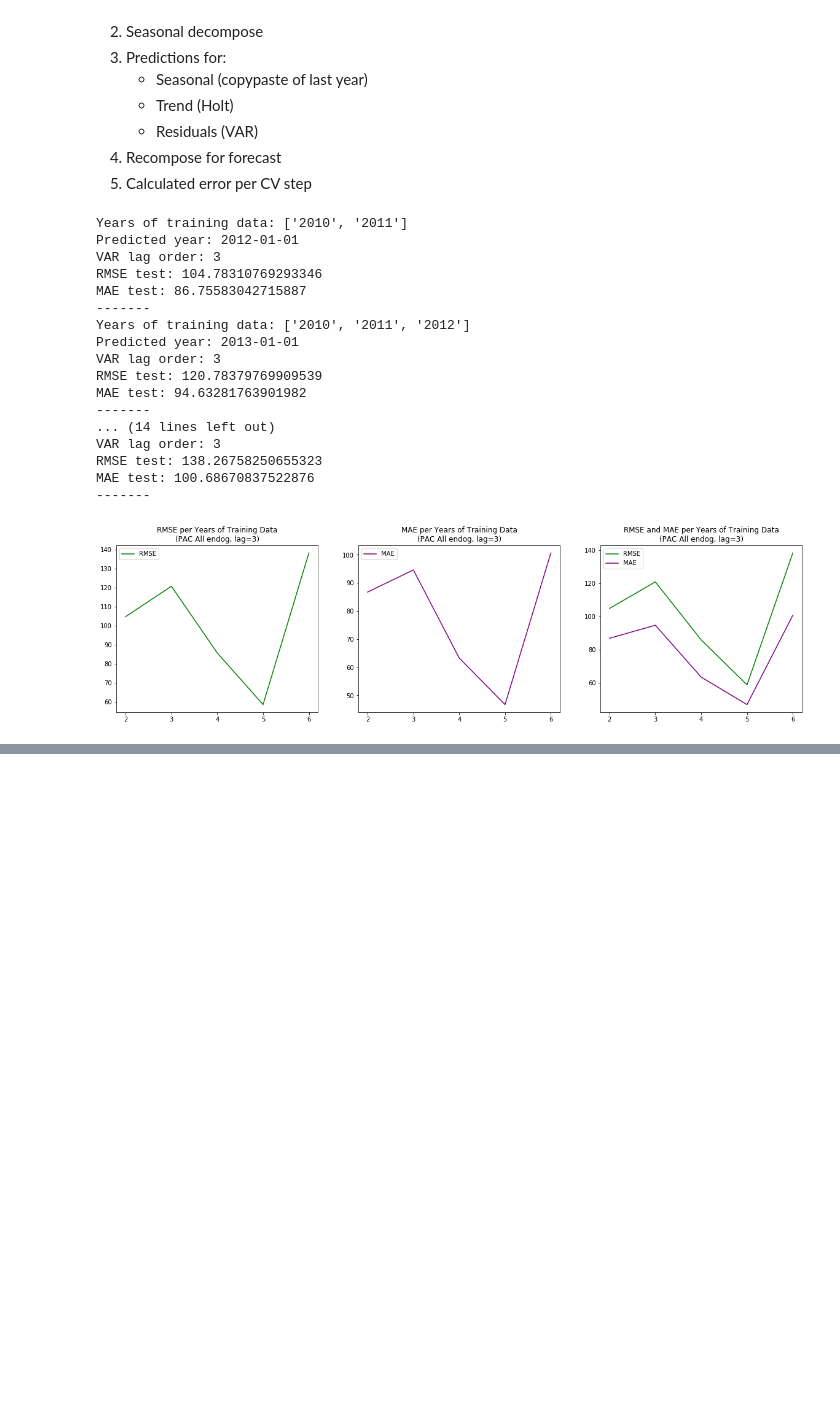
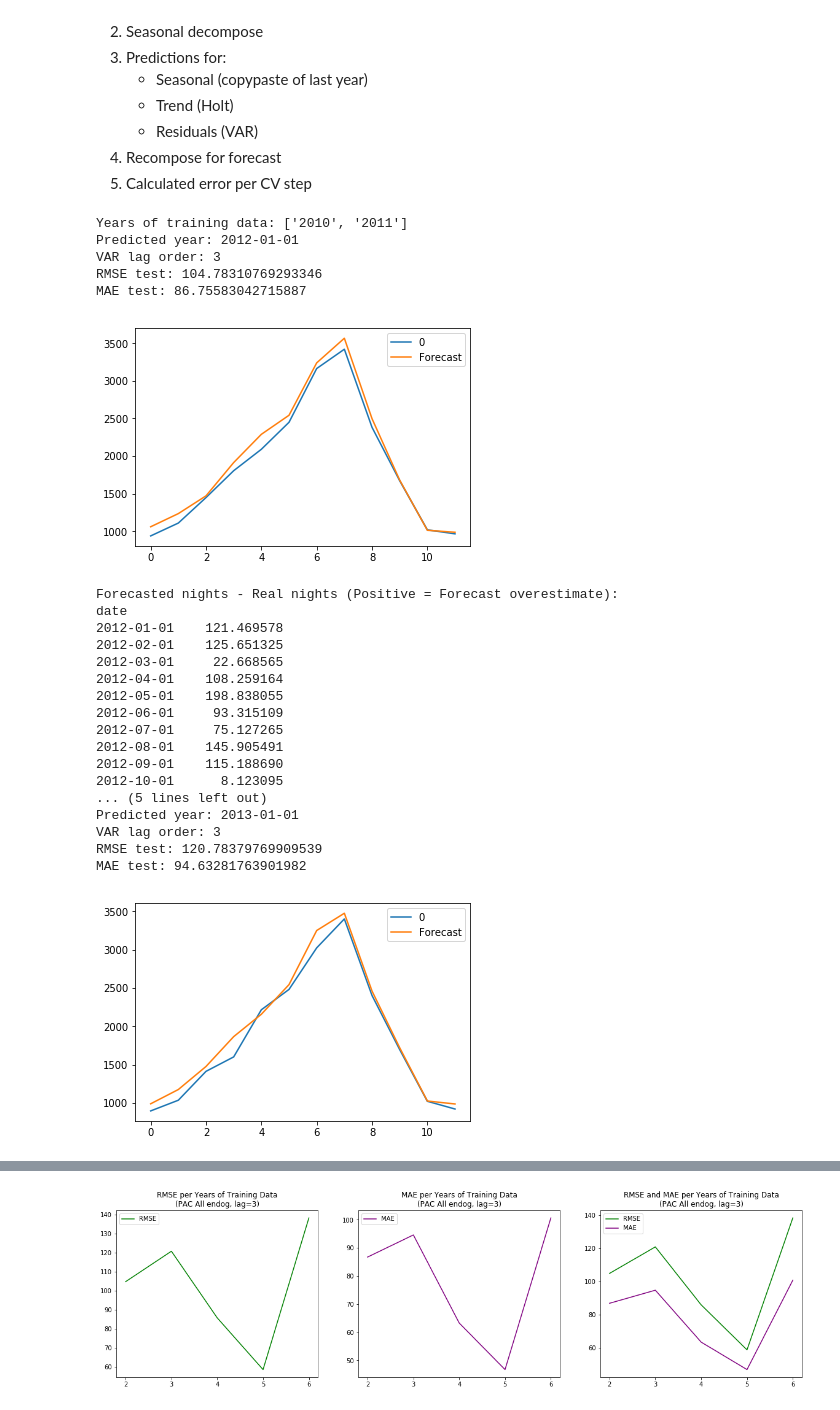
Before and after one commit to jinnyto/touristcast, a Jupyter notebook: VAR/CV/VAR CV Script (PAC All endog, lag=3).ipynb, the cells around one changed output, grey strips where cells are left out. Drawn from its saved outputs; the diff is of its cells as text; code cells hidden in the pictures; blank space fills up the shorter version.

Commit message:
Added forecast vs. truth graphs for each loop

```diff
--- a/VAR/CV/VAR CV Script (PAC All endog, lag=3).ipynb
+++ b/VAR/CV/VAR CV Script (PAC All endog, lag=3).ipynb
@@ -101,22 +101,22 @@ for year in training_loop:
 
     # --------Trend prediction (Linear Holt)----------
 
-    # ARIMA model (w/ auto parameters) on nights trend
-    trend_model = auto_arima(trend_data['nights_'+region_code],
-                             start_p=0, start_q=0, max_p=20, max_q=20, m=12,
-                             start_P=0, max_P=20, seasonal=False, d=1, D=1,
-                             trace=False, error_action='ignore', suppress_warnings=True,
-                             stepwise=True, random=True, random_state=42)
+#     # ARIMA model (w/ auto parameters) on nights trend
+#     trend_model = auto_arima(trend_data['nights_'+region_code],
+#                              start_p=0, start_q=0, max_p=20, max_q=20, m=12,
+#                              start_P=0, max_P=20, seasonal=False, d=1, D=1,
+#                              trace=False, error_action='ignore', suppress_warnings=True,
+#                              stepwise=True, random=True, random_state=42)
 
-        # If using Holt: Holt(trend_data['nights_'+region_code]).fit(optimized=True)
+#         # If using Holt: Holt(trend_data['nights_'+region_code]).fit(optimized=True)
 
-    # Predict 12 months of trend
-    trend_forecast = trend_model.predict(n_periods=12)
+#     # Predict 12 months of trend
+#     trend_forecast = trend_model.predict(n_periods=12)
 
-        # If using Holt: trend_model.predict(start=0, end=11)
+#         # If using Holt: trend_model.predict(start=0, end=11)
 
-    # Forecasted DF without datetime index to be able to recompose later
-    trend_forecast_df = pd.DataFrame(trend_forecast)
+#     # Forecasted DF without datetime index to be able to recompose later
+#     trend_forecast_df = pd.DataFrame(trend_forecast)
 
         # If using Holt: trend_forecast_df = pd.DataFrame(trend_forecast.values)
 
@@ -153,47 +153,61 @@ for year in training_loop:
     print('VAR lag order:', lag_order)
     print('RMSE test:', rmse_test)
     print('MAE test:', mae_test)
+    pd.DataFrame(test_data).plot(label='Real')
+    forecast.plot(label='Forecast')
+    plt.legend()
+    plt.show()
+    test = pd.Series(test_data[:,0], index=target['nights_'+region_code][testing_period].index)
+    forecast.index = target['nights_'+region_code][testing_period].index
+    print('Forecasted nights - Real nights (Positive = Forecast overestimate):')
+    print(forecast - test)
     print('-------')
 
 # Error measures per CrossVal loop (number of years of training data used)
 
 x = list(range(len(years_data)))
 
 fig, axes = plt.subplots(1,3, figsize=(20,5))
 axes[0].plot(x, all_rmse, label='RMSE', color='green')
 axes[0].set_xticks(x)
 axes[0].set_xticklabels(years_data)
 axes[0].set_title('RMSE per Years of Training Data' + '\n' + f'({region_code} All endog, lag=3)')
 axes[0].legend()
 
 axes[1].plot(x, all_mae, label='MAE', color='purple')
 axes[1].set_xticks(x)
 axes[1].set_xticklabels(years_data)
 axes[1].set_title('MAE per Years of Training Data' + '\n' + f'({region_code} All endog, lag=3)')
 axes[1].legend()
 
 axes[2].plot(x, all_rmse, label='RMSE', color='green')
 axes[2].plot(x, all_mae, label='MAE', color='purple')
 axes[2].set_xticks(x)
 axes[2].set_xticklabels(years_data)
 axes[2].set_title('RMSE and MAE per Years of Training Data' + '\n' + f'({region_code} All endog, lag=3)')
 axes[2].legend();
 # %% [output]
 Years of training data: ['2010', '2011']
 Predicted year: 2012-01-01
 VAR lag order: 3
 RMSE test: 104.78310769293346
 MAE test: 86.75583042715887
--------
-Years of training data: ['2010', '2011', '2012']
-Predicted year: 2013-01-01
-VAR lag order: 3
-RMSE test: 120.78379769909539
-MAE test: 94.63281763901982
--------
-... (14 lines left out)
-VAR lag order: 3
-RMSE test: 138.26758250655323
-MAE test: 100.68670837522876
--------
-[figure, old version]
+[figure, new version]
+Forecasted nights - Real nights (Positive = Forecast overestimate):
+date
+2012-01-01    121.469578
+2012-02-01    125.651325
+2012-03-01     22.668565
+2012-04-01    108.259164
+2012-05-01    198.838055
+2012-06-01     93.315109
+2012-07-01     75.127265
+2012-08-01    145.905491
+2012-09-01    115.188690
+2012-10-01      8.123095
+... (5 lines left out)
+Predicted year: 2013-01-01
+VAR lag order: 3
+RMSE test: 120.78379769909539
+MAE test: 94.63281763901982
+[figure, added]
@@ -199,0 +284 @@ MAE test: 100.68670837522876
+[figure, added]
```
Also changed, not shown: parts of 2 cells of this notebook.
